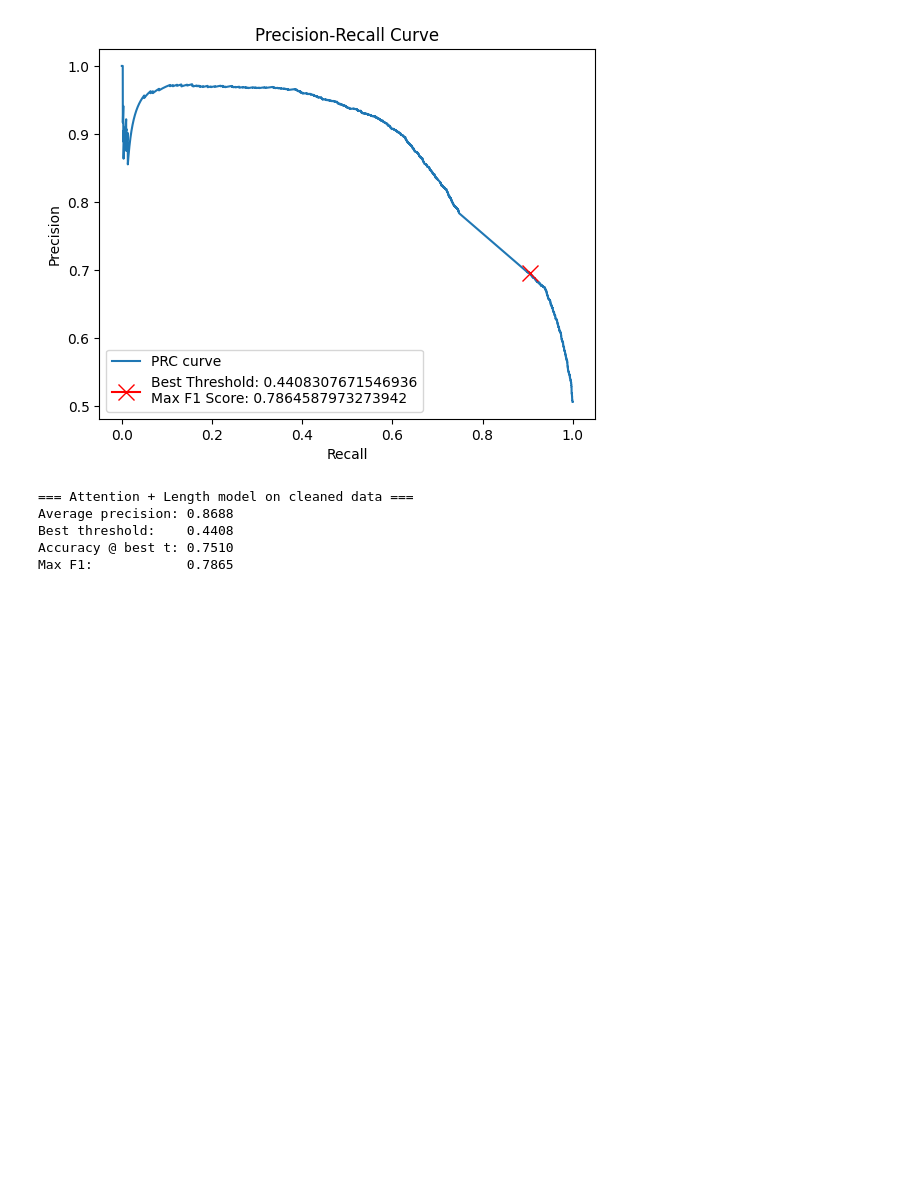
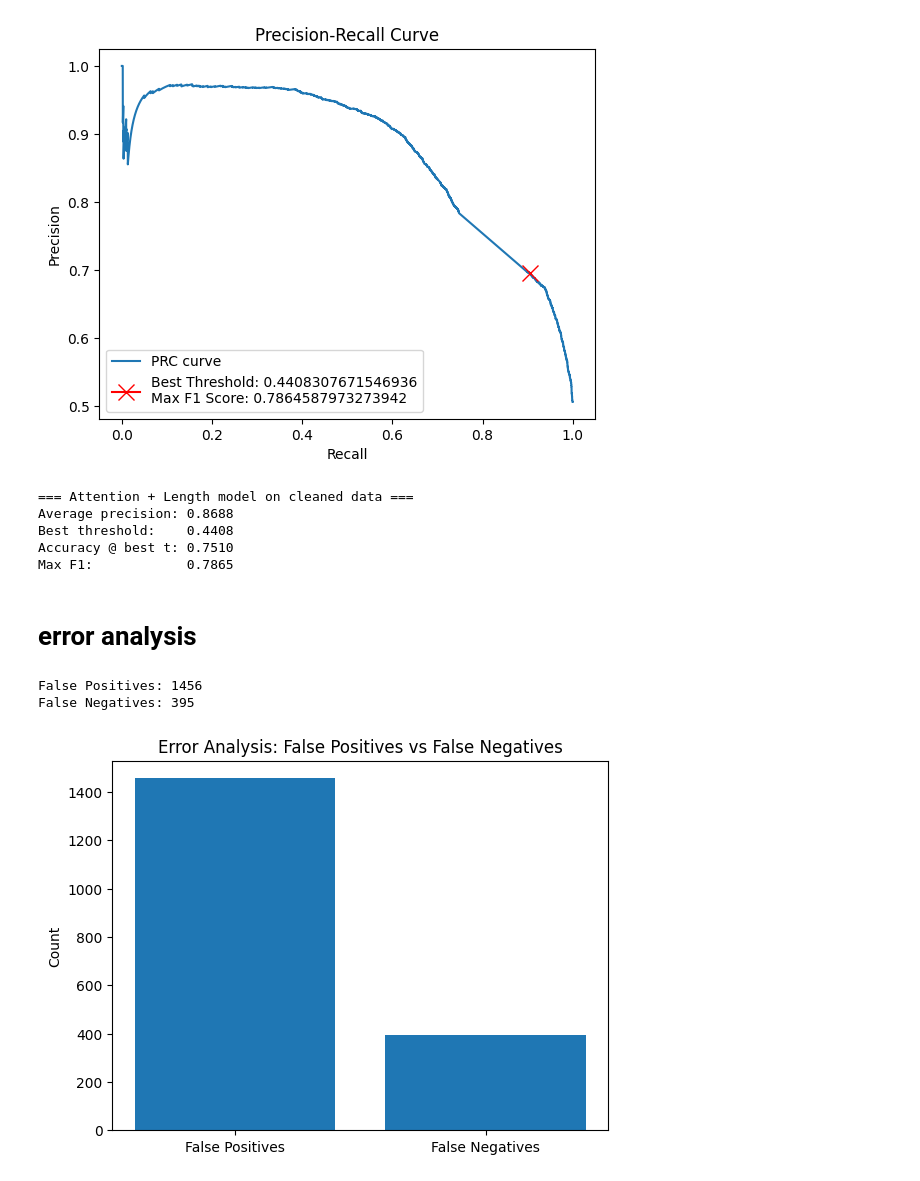
Before and after one commit to tzy815/DSA4213-project, a Jupyter notebook: project.ipynb, the cells around one changed output. Saved outputs shown, nothing was run; the diff lists cells and outputs as text; code cells hidden in the pictures; blank space fills up the shorter version.

```diff
--- a/project.ipynb
+++ b/project.ipynb
@@ -939,3 +928,24 @@ Average precision: 0.8688
 Best threshold:    0.4408
 Accuracy @ best t: 0.7510
 Max F1:            0.7865
+# %% [markdown]
+# error analysis
+# %%
+from sklearn.metrics import confusion_matrix
+
+y_pred = (all_probs >= best_th).astype(int)
+
+tn, fp, fn, tp = confusion_matrix(all_labels, y_pred).ravel()
+
+print(f"False Positives: {fp}")
+print(f"False Negatives: {fn}")
+
+plt.figure()
+plt.bar(["False Positives", "False Negatives"], [fp, fn])
+plt.ylabel("Count")
+plt.title("Error Analysis: False Positives vs False Negatives")
+plt.show()
+# %% [output]
+False Positives: 1456
+False Negatives: 395
+[figure, added]
```
Also changed, not shown: parts of 4 cells of this notebook.
